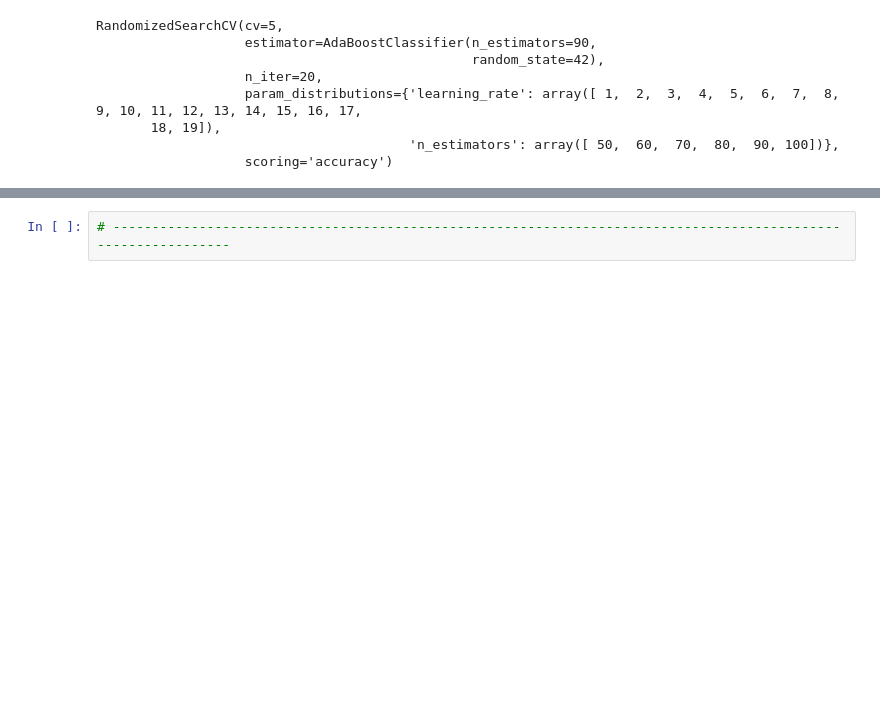
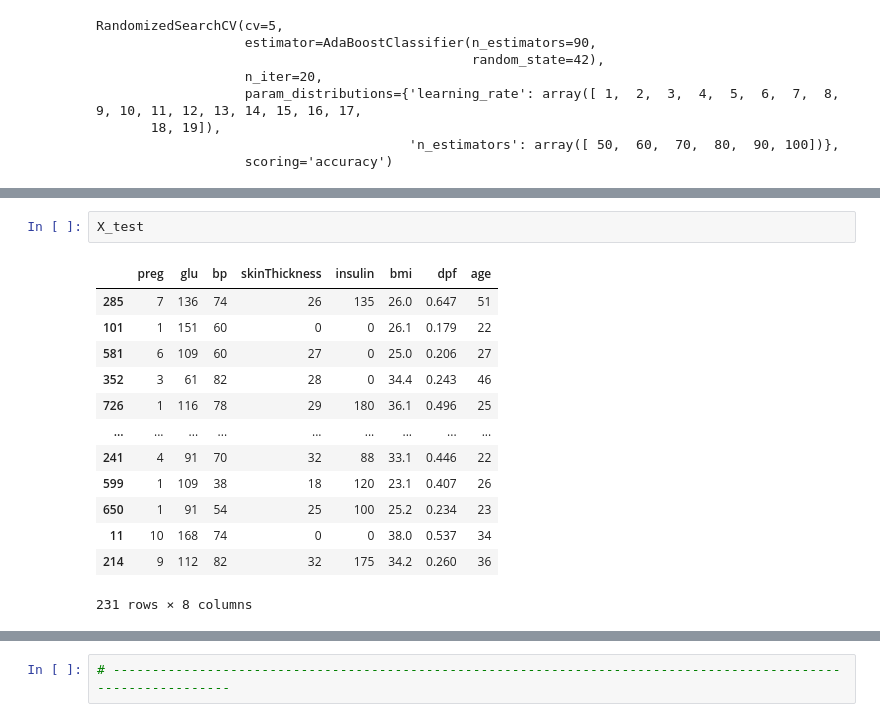
Before and after one commit to Patel27-S/Diabetes-Prediction---Data-Mining, a Jupyter notebook: DiabetesPrediction.ipynb, the cells around one changed output, grey strips where cells are left out. Drawn from its saved outputs; the diff is of its cells as text; blank space fills up the shorter version.

```diff
--- a/DiabetesPrediction.ipynb
+++ b/DiabetesPrediction.ipynb
@@ -964,0 +966,16 @@ warnings.filterwarnings('ignore')
+# %%
+X_test
+# %% [output]
+|  | preg | glu | bp | skinThickness | insulin | bmi | dpf | age |
+| 285 | 7 | 136 | 74 | 26 | 135 | 26.0 | 0.647 | 51 |
+| 101 | 1 | 151 | 60 | 0 | 0 | 26.1 | 0.179 | 22 |
+| 581 | 6 | 109 | 60 | 27 | 0 | 25.0 | 0.206 | 27 |
+| 352 | 3 | 61 | 82 | 28 | 0 | 34.4 | 0.243 | 46 |
+| 726 | 1 | 116 | 78 | 29 | 180 | 36.1 | 0.496 | 25 |
+| ... | ... | ... | ... | ... | ... | ... | ... | ... |
+| 241 | 4 | 91 | 70 | 32 | 88 | 33.1 | 0.446 | 22 |
+| 599 | 1 | 109 | 38 | 18 | 120 | 23.1 | 0.407 | 26 |
+| 650 | 1 | 91 | 54 | 25 | 100 | 25.2 | 0.234 | 23 |
+| 11 | 10 | 168 | 74 | 0 | 0 | 38.0 | 0.537 | 34 |
+| 214 | 9 | 112 | 82 | 32 | 175 | 34.2 | 0.260 | 36 |
+231 rows × 8 columns
```
Also changed, not shown: parts of 48 cells of this notebook.
